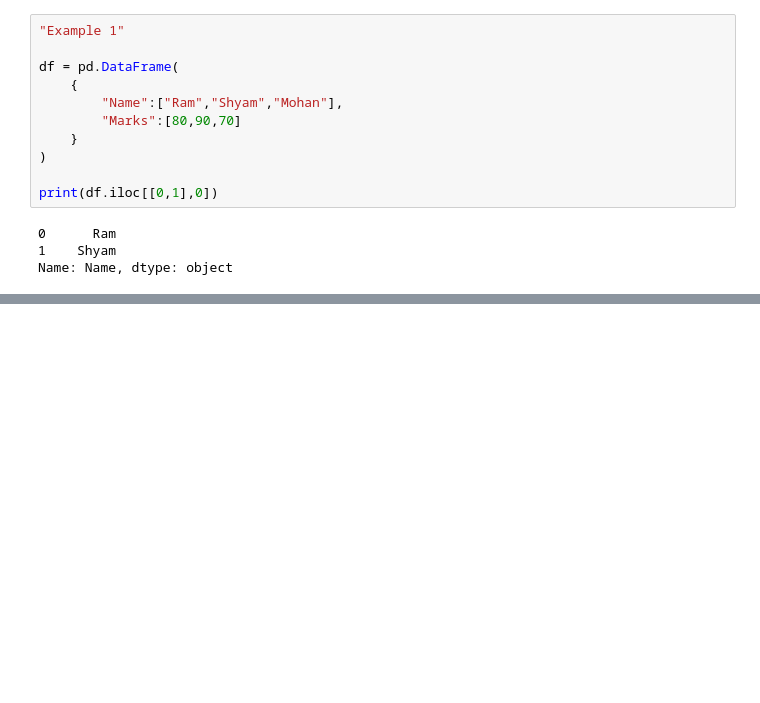
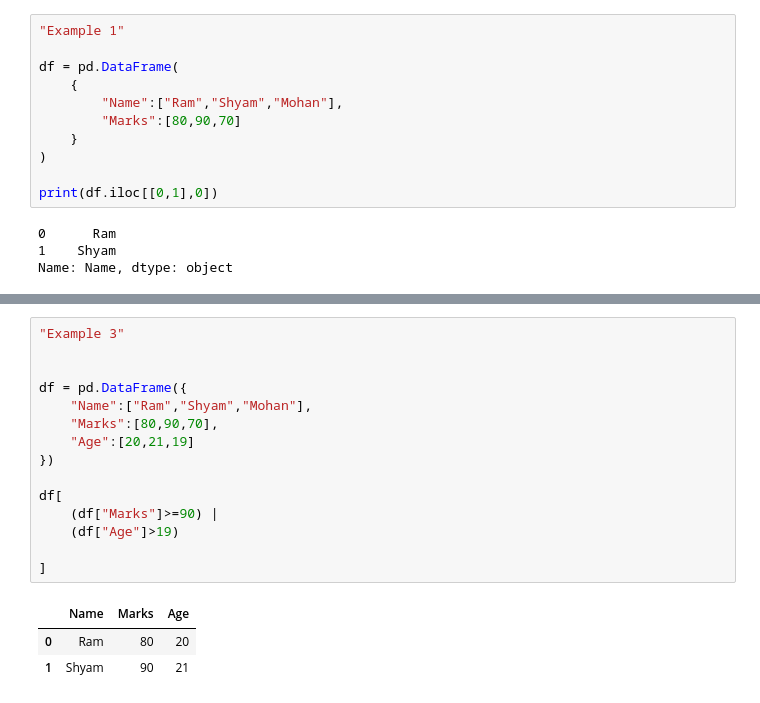
Before and after one commit to kshitij-commit/DataScience, a Jupyter notebook: 03_pandas/02_dataframe.ipynb, the cells around one changed output, grey strips where cells are left out. Drawn from its saved outputs; the diff is of its cells as text; blank space fills up the shorter version.

```diff
--- a/03_pandas/02_dataframe.ipynb
+++ b/03_pandas/02_dataframe.ipynb
@@ -851,0 +947,19 @@ Name: Name, dtype: object
+# %%
+"Example 3"
+
+
+df = pd.DataFrame({
+    "Name":["Ram","Shyam","Mohan"],
+    "Marks":[80,90,70],
+    "Age":[20,21,19]
+})
+
+df[
+    (df["Marks"]>=90) |
+    (df["Age"]>19)
+
+]
+# %% [output]
+|  | Name | Marks | Age |
+| 0 | Ram | 80 | 20 |
+| 1 | Shyam | 90 | 21 |
```
Also changed, not shown: parts of 16 cells of this notebook.
